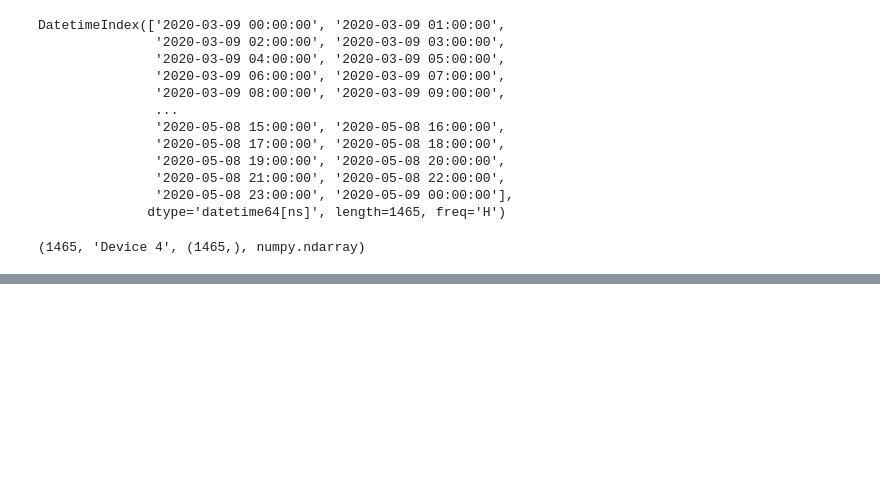
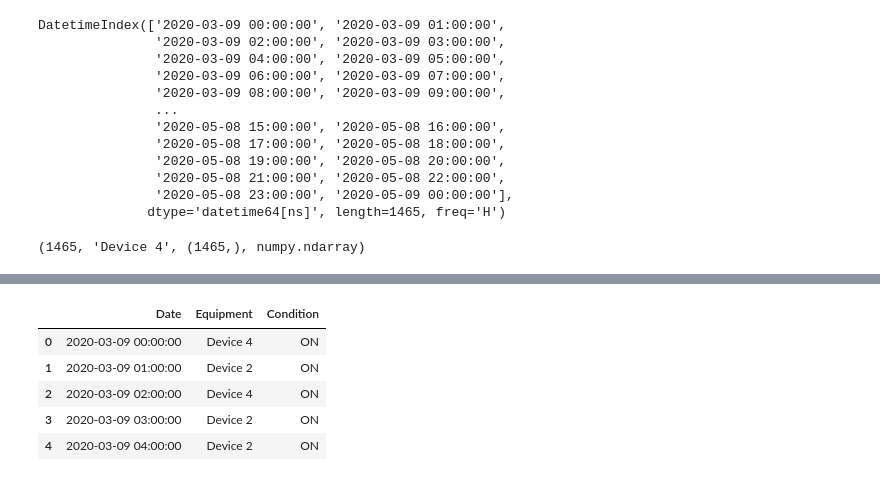
Before and after one commit to Monarene/home-appliances, a Jupyter notebook: new_test.ipynb, the cells around one changed output, grey strips where cells are left out. Drawn from its saved outputs; the diff is of its cells as text; code cells hidden in the pictures; blank space fills up the shorter version.

Commit message:
Finished the predictions

```diff
--- a/new_test.ipynb
+++ b/new_test.ipynb
@@ -159,0 +161,12 @@ dataset_test.head()
+# %%
+#now to predict the results
+estimator = pickle.load(open("random_forest_model.pkl", "rb"))
+predicted_values  = estimator.predict(dataset_test.values)
+# %%
+predicted = []
+for i in predicted_values:
+    if i == 0:
+        predicted.append("ON")
+    else:
+        predicted.append("OFF")
+predicted
@@ -159,0 +191,4 @@ dataset_test.head()
+# %%
+dataset["Condition"] = predicted
+dataset = dataset.drop(["Hour", "Minute", "Seconds"], axis = 1)
+dataset
@@ -159,0 +197,9 @@ dataset_test.head()
+# %%
+dataset.head()
+# %% [output]
+|  | Date | Equipment | Condition |
+| 0 | 2020-03-09 00:00:00 | Device 4 | ON |
+| 1 | 2020-03-09 01:00:00 | Device 2 | ON |
+| 2 | 2020-03-09 02:00:00 | Device 4 | ON |
+| 3 | 2020-03-09 03:00:00 | Device 2 | ON |
+| 4 | 2020-03-09 04:00:00 | Device 2 | ON |
```
Also changed, not shown: parts of 9 cells of this notebook, 3 other files.
